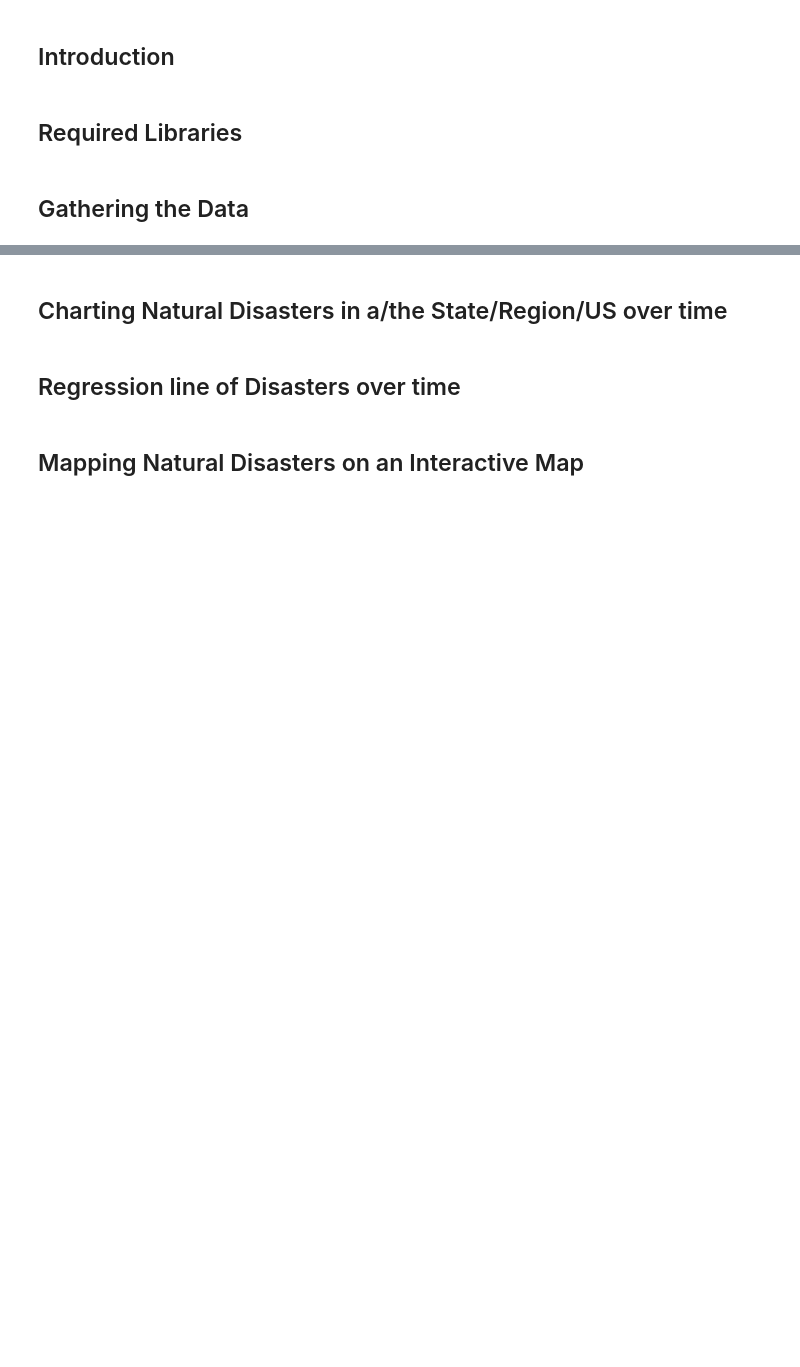
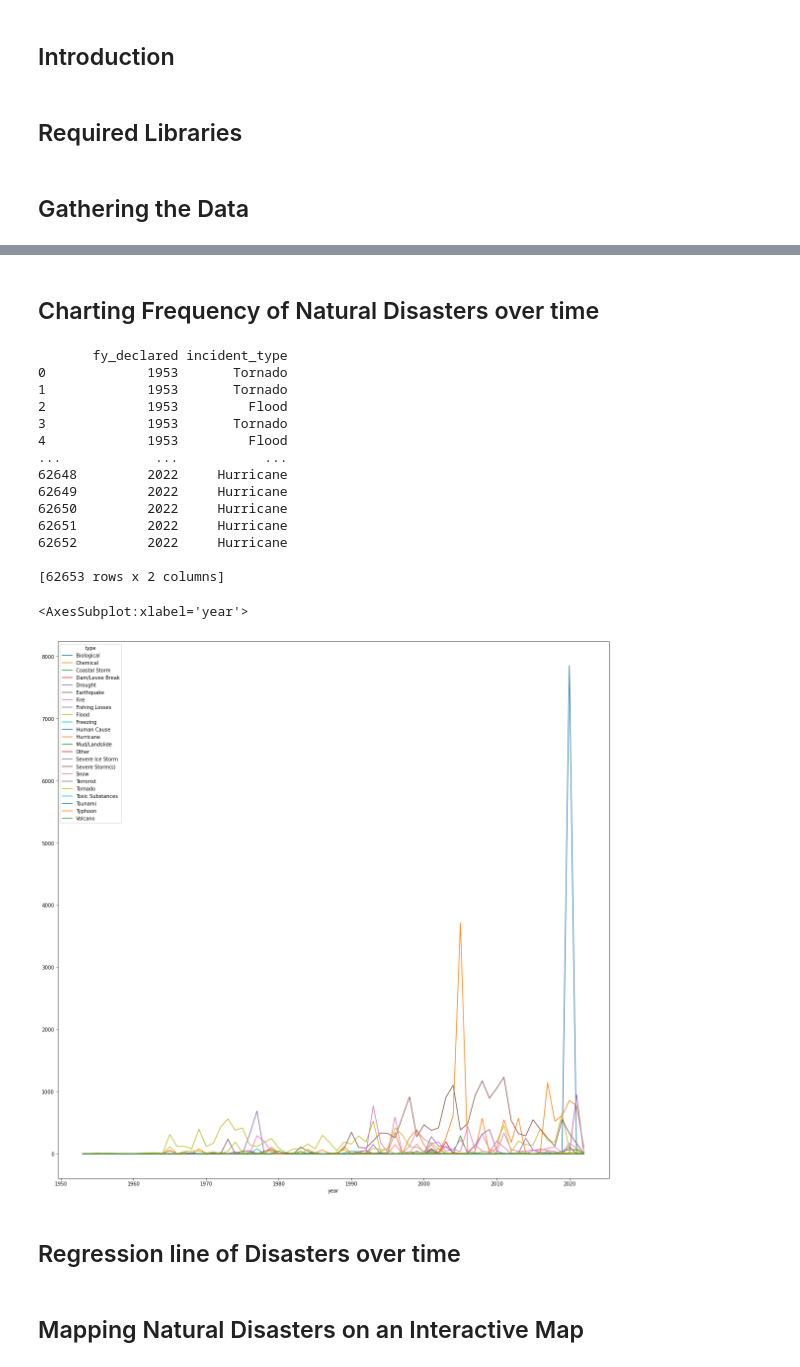
Before and after one commit to rvark2002/weather-proj, a Jupyter notebook: Weather Data Analysis.ipynb, the cells around one changed output, grey strips where cells are left out. Cells and saved outputs as stored; diff of their text form; code cells hidden in the pictures; blank space fills up the shorter version.

```diff
--- a/Weather Data Analysis.ipynb
+++ b/Weather Data Analysis.ipynb
@@ -47,5 +61,42 @@ df.head()
 # %% [markdown]
-## Charting Natural Disasters in a/the State/Region/US over time
+## Charting Frequency of Natural Disasters over time
+# %%
+
+from matplotlib.cm import get_cmap
+
+
+pdf = pd.DataFrame(df,columns=['fy_declared','incident_type'])
+
+print(pdf)
+
+pdf = pdf.rename(columns={'fy_declared':'year','incident_type':'type'})
+
+pdf['dummy'] = np.ones(62653)
+pdf = pdf.groupby(by=['year','type']).count().unstack()
+
+
+pdf = pdf['dummy']
+pdf = pdf.fillna(0)
+
+pdf.plot(figsize =(20,20))
+#print(pdf.columns)
+# %% [output]
+       fy_declared incident_type
+0             1953       Tornado
+1             1953       Tornado
+2             1953         Flood
+3             1953       Tornado
+4             1953         Flood
+...            ...           ...
+62648         2022     Hurricane
+62649         2022     Hurricane
+62650         2022     Hurricane
+62651         2022     Hurricane
+62652         2022     Hurricane
+
+[62653 rows x 2 columns]
+<AxesSubplot:xlabel='year'>
+[figure, added]
 # %% [markdown]
 ## Regression line of Disasters over time
 # %% [markdown]
```
Also changed, not shown: parts of 2 cells of this notebook.
